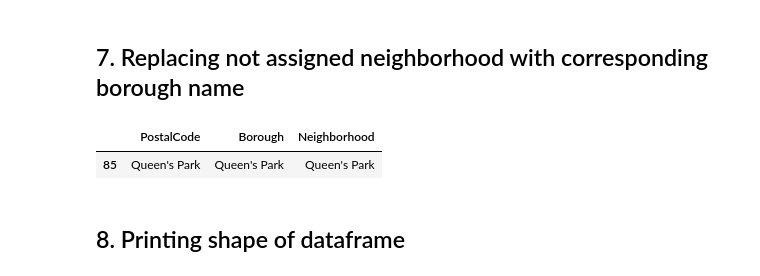
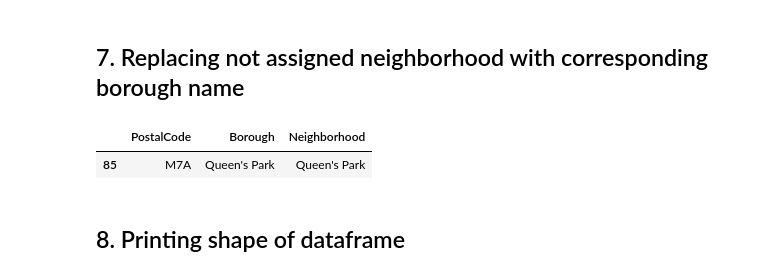
Before and after one commit to maciejjanek/Coursera_Capstone, a Jupyter notebook: Segmenting and Clustering Neighborhoods in Toronto.ipynb, the cells around one changed output. Drawn from its saved outputs; the diff is of its cells as text; code cells hidden in the pictures.

```diff
--- a/Segmenting and Clustering Neighborhoods in Toronto.ipynb
+++ b/Segmenting and Clustering Neighborhoods in Toronto.ipynb
@@ -112,11 +112,11 @@ df[df['Neighborhood']=='Not assigned']
 # %% [markdown]
 ## 7. Replacing not assigned neighborhood with corresponding borough name
 # %%
-df.loc[df['Neighborhood'] == 'Not assigned'] = "Queen's Park"
+df.loc[df['Neighborhood'] == 'Not assigned', 'Neighborhood'] = "Queen's Park"
 df[df['Neighborhood']=="Queen's Park"]
 # %% [output]
 |  | PostalCode | Borough | Neighborhood |
-| 85 | Queen's Park | Queen's Park | Queen's Park |
+| 85 | M7A | Queen's Park | Queen's Park |
 # %% [markdown]
 ## 8. Printing shape of dataframe
 # %%
```
